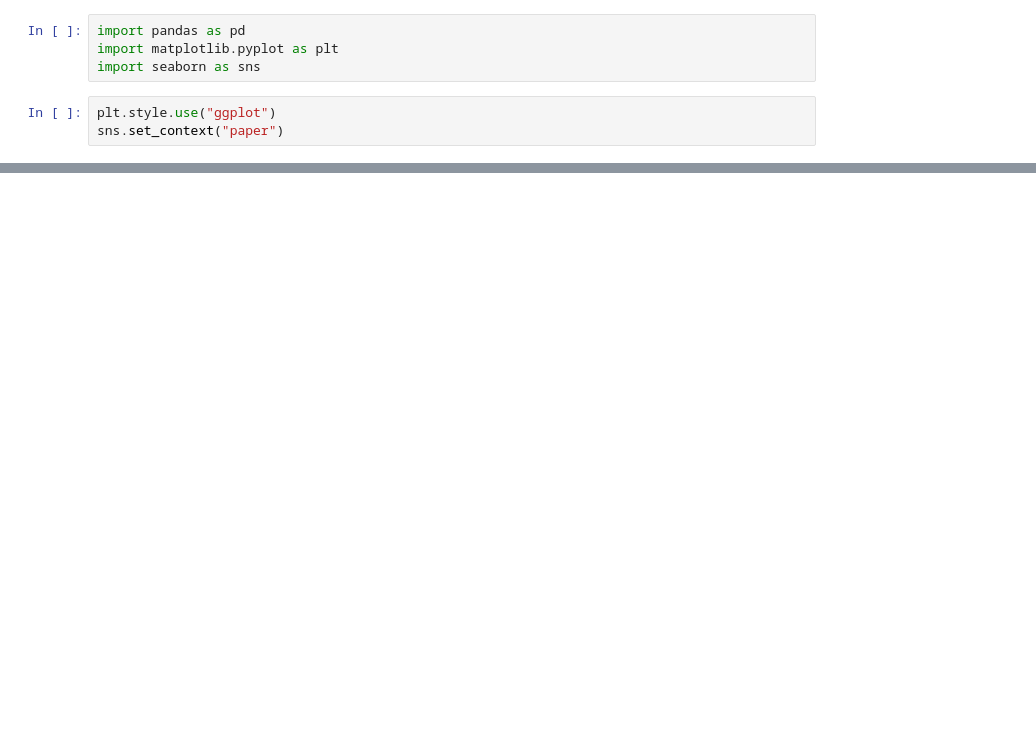
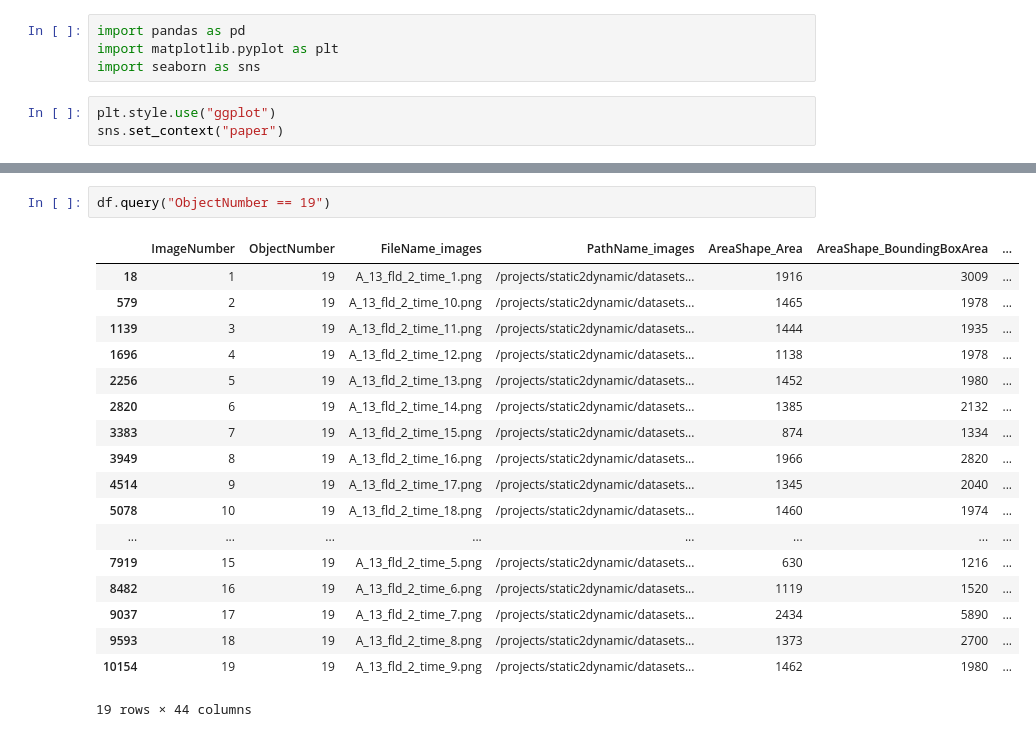
Before and after one commit to thethomasboyer/CellProfiler_GaussianProxy_analyses, a Jupyter notebook: plot_trajectories.ipynb, the cells around one changed output, grey strips where cells are left out. Drawn from its saved outputs; the diff is of its cells as text; blank space fills up the shorter version.

```diff
--- a/plot_trajectories.ipynb
+++ b/plot_trajectories.ipynb
@@ -14,3 +70,24 @@ df["ObjectNumber"].unique()
+# %%
+df.query("ObjectNumber == 19")
+# %% [output]
+|  | ImageNumber | ObjectNumber | FileName_images | PathName_images | AreaShape_Area | AreaShape_BoundingBoxArea | ... |
+| 18 | 1 | 19 | A_13_fld_2_time_1.png | /projects/static2dynamic/datasets... | 1916 | 3009 | ... |
+| 579 | 2 | 19 | A_13_fld_2_time_10.png | /projects/static2dynamic/datasets... | 1465 | 1978 | ... |
+| 1139 | 3 | 19 | A_13_fld_2_time_11.png | /projects/static2dynamic/datasets... | 1444 | 1935 | ... |
+| 1696 | 4 | 19 | A_13_fld_2_time_12.png | /projects/static2dynamic/datasets... | 1138 | 1978 | ... |
+| 2256 | 5 | 19 | A_13_fld_2_time_13.png | /projects/static2dynamic/datasets... | 1452 | 1980 | ... |
+| 2820 | 6 | 19 | A_13_fld_2_time_14.png | /projects/static2dynamic/datasets... | 1385 | 2132 | ... |
+| 3383 | 7 | 19 | A_13_fld_2_time_15.png | /projects/static2dynamic/datasets... | 874 | 1334 | ... |
+| 3949 | 8 | 19 | A_13_fld_2_time_16.png | /projects/static2dynamic/datasets... | 1966 | 2820 | ... |
+| 4514 | 9 | 19 | A_13_fld_2_time_17.png | /projects/static2dynamic/datasets... | 1345 | 2040 | ... |
+| 5078 | 10 | 19 | A_13_fld_2_time_18.png | /projects/static2dynamic/datasets... | 1460 | 1974 | ... |
+| ... | ... | ... | ... | ... | ... | ... | ... |
+| 7919 | 15 | 19 | A_13_fld_2_time_5.png | /projects/static2dynamic/datasets... | 630 | 1216 | ... |
+| 8482 | 16 | 19 | A_13_fld_2_time_6.png | /projects/static2dynamic/datasets... | 1119 | 1520 | ... |
+| 9037 | 17 | 19 | A_13_fld_2_time_7.png | /projects/static2dynamic/datasets... | 2434 | 5890 | ... |
+| 9593 | 18 | 19 | A_13_fld_2_time_8.png | /projects/static2dynamic/datasets... | 1373 | 2700 | ... |
+| 10154 | 19 | 19 | A_13_fld_2_time_9.png | /projects/static2dynamic/datasets... | 1462 | 1980 | ... |
+19 rows × 44 columns
 # %%
 plt.figure(dpi=200, figsize=(10, 5))
 
```
Also changed, not shown: parts of 7 cells of this notebook, 8 other files.
